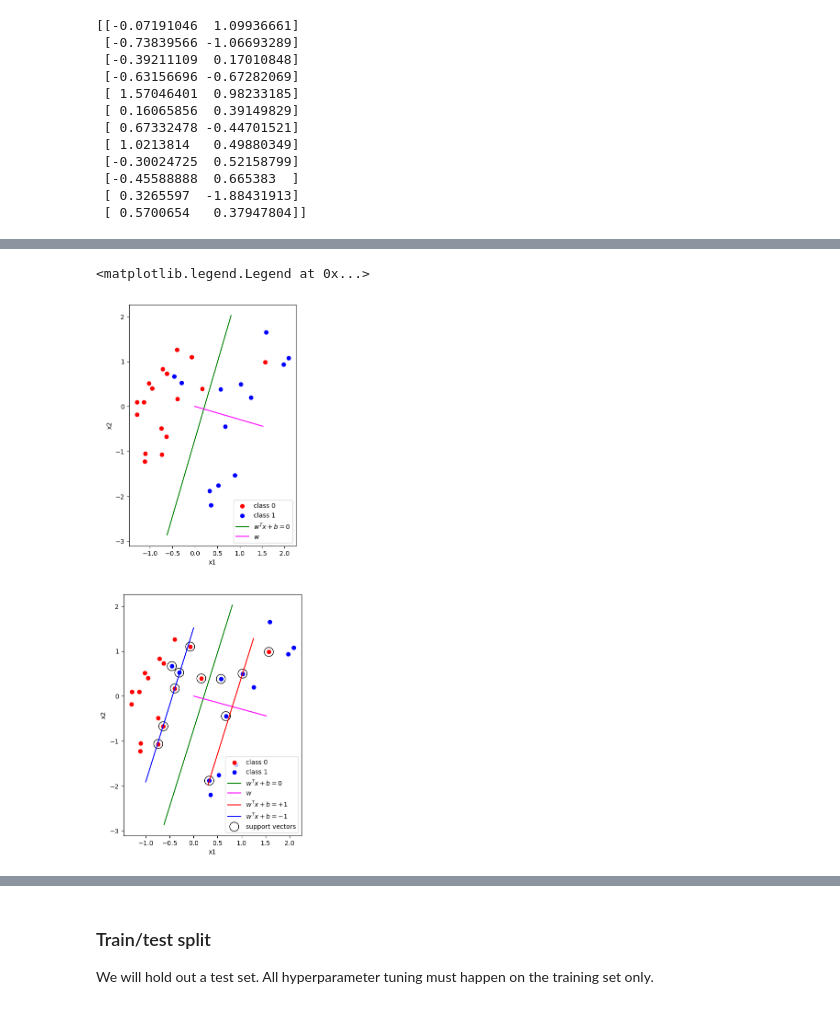
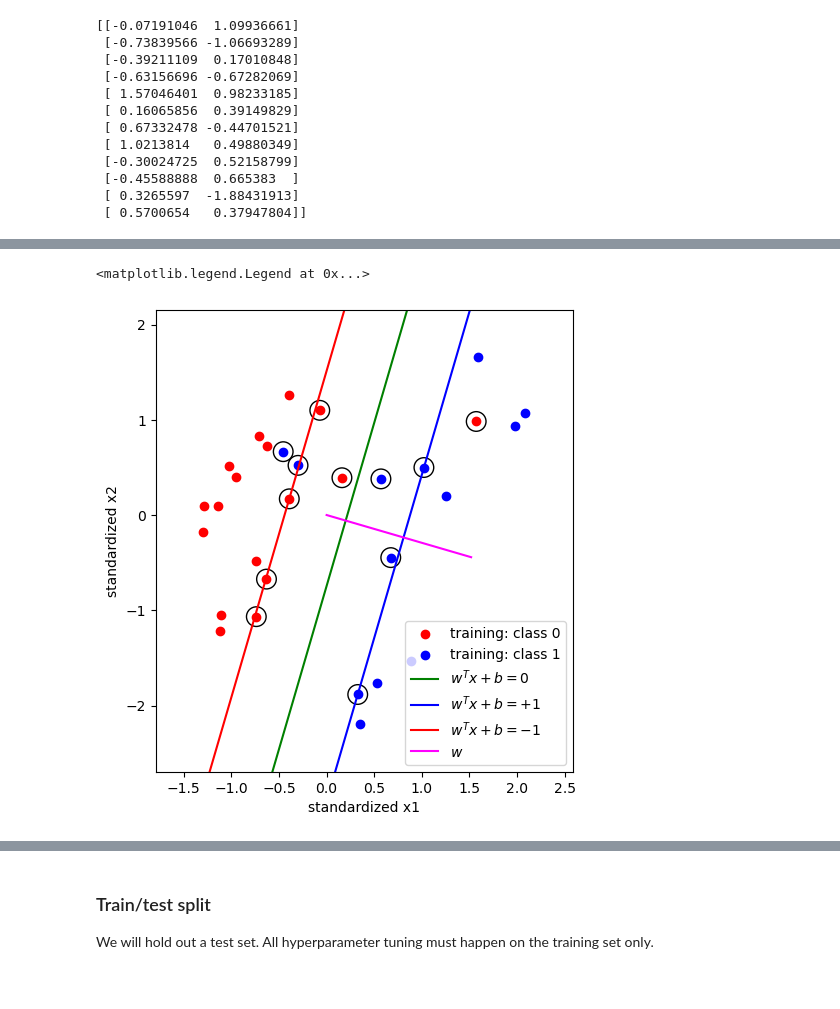
Before and after one commit to duxiuxia-bioinformatics/teach_machine_learning_and_ai, a Jupyter notebook: src/teaching/classification/svm/SVM_Bioinformatics_Lab.ipynb, the cells around one changed output, grey strips where cells are left out. Saved outputs shown, nothing was run; the diff lists cells and outputs as text; code cells hidden in the pictures.

```diff
--- a/src/teaching/classification/svm/SVM_Bioinformatics_Lab.ipynb
+++ b/src/teaching/classification/svm/SVM_Bioinformatics_Lab.ipynb
@@ -319,57 +196,41 @@ plot_training_data_with_decision_boundary(svm_pipeline.named_steps['svm'])
 # %%
 # plot the training data, the hyperplane, and the support vectors
+fig, ax = plt.subplots(figsize=(8, 6))
 
-fig, axs = plt.subplots(2, 1, figsize=(5, 15))
-
-# =================
-# subplot 1
-# =================
+# training data points
 tf = (y_train==0)
-axs[0].scatter(X_train_scaled[tf, 0], X_train_scaled[tf, 1], c='red', label='class 0')
+ax.scatter(X_train_scaled[tf, 0], X_train_scaled[tf, 1], c='red', label='training: class 0')
 tf = (y_train==1)
-axs[0].scatter(X_train_scaled[tf, 0], X_train_scaled[tf, 1], c='blue', label='class 1')
+ax.scatter(X_train_scaled[tf, 0], X_train_scaled[tf, 1], c='blue', label='training: class 1')
 
 # decision boundary
-axs[0].plot([x1_class_0_mean, x1_class_1_mean], [x2_class_0_mean, x2_class_1_mean], color='green', label=r'$w^Tx + b=0$')
+ax.plot(x11, x22_decision_boundary, color='green', label=r'$w^Tx + b=0$')
+
+# upper margin
+ax.plot(x11, x22_upper_margin, color='blue', label=r'$w^Tx + b=+1$')
+
+# lower margin
+ax.plot(x11, x22_lower_margin, color='red', label=r'$w^Tx + b=-1$')
+
+# support vectors
+# Highlight support vectors (already in scaled space)
+ax.scatter(
+    support_vectors[:, 0],
+    support_vectors[:, 1],
+    s=200,
+    facecolors='none',
+    edgecolors='black'
+)
 
 # w: orthogonal to the hyperplane
-axs[0].plot([0, w1], [0, w2], color='magenta', label=r'$w$')
+ax.plot([0, w1], [0, w2], color='magenta', label=r'$w$')
 
-# axs[0].set_aspect('equal')
-axs[0].set_xlabel('x1')
-axs[0].set_ylabel('x2')
-axs[0].legend()
-
-# =================
-# subplot 2
-# =================
-tf = (y_train==0)
-axs[1].scatter(X_train_scaled[tf, 0], X_train_scaled[tf, 1], c='red', label='class 0')
-tf = (y_train==1)
-axs[1].scatter(X_train_scaled[tf, 0], X_train_scaled[tf, 1], c='blue', label='class 1')
-
-# decision boundary
-axs[1].plot([x1_class_0_mean, x1_class_1_mean], [x2_class_0_mean, x2_class_1_mean], color='green', label=r'$w^Tx + b=0$')
-
-# w: orthogonal to the hyperplane
-axs[1].plot([0, w1], [0, w2], color='magenta', label=r'$w$')
-
-# # upper buffer boundary
-axs[1].plot([x1_low_upper, x1_high_upper], [x2_low_upper, x2_high_upper], \
-            color='red', label=r'$w^Tx + b=+1$')
-#
-# # lower buffer boundary
-axs[1].plot([x1_low_lower, x1_high_lower], [x2_low_lower, x2_high_lower], \
-            color='blue', label=r'$w^Tx + b=-1$')
-#
-# support vectors
-axs[1].scatter(support_vectors[:, 0], support_vectors[:, 1], \
-               s=200, facecolors='none', edgecolors='k', label='support vectors')
-
-axs[0].set_aspect('equal')
-axs[1].set_xlabel('x1')
-axs[1].set_ylabel('x2')
-axs[1].legend()
+ax.set_aspect('equal')
+ax.set_xlim(x1_min, x1_max)
+ax.set_ylim(x2_min, x2_max)
+ax.set_xlabel('standardized x1')
+ax.set_ylabel('standardized x2')
+ax.legend()
 # %% [output]
 <matplotlib.legend.Legend at 0x...>
-[figure, old version]
+[figure, new version]
```
Also changed, not shown: parts of 24 cells of this notebook, 1 other file.
